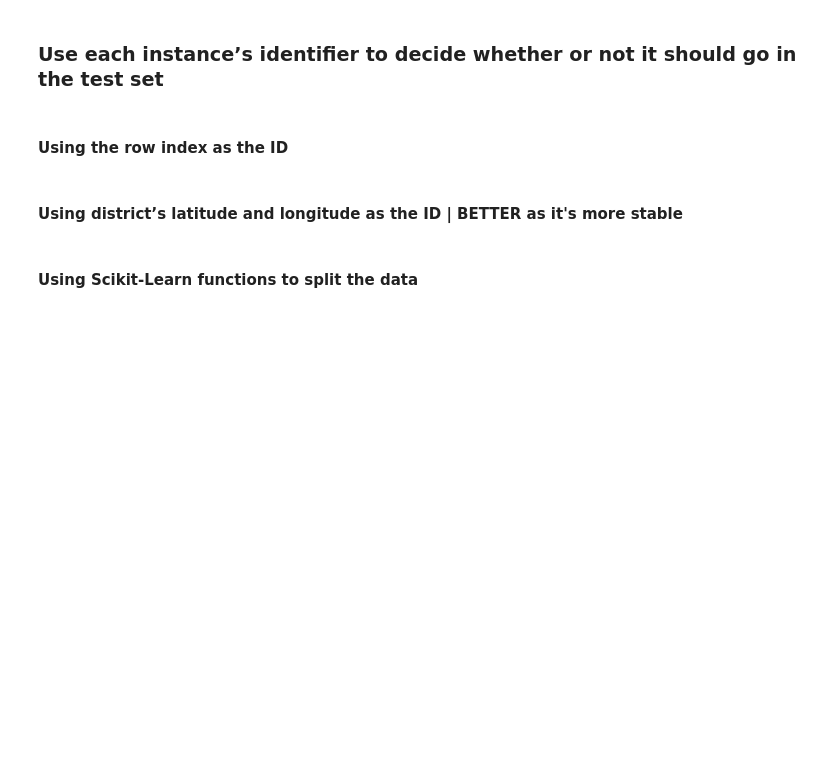
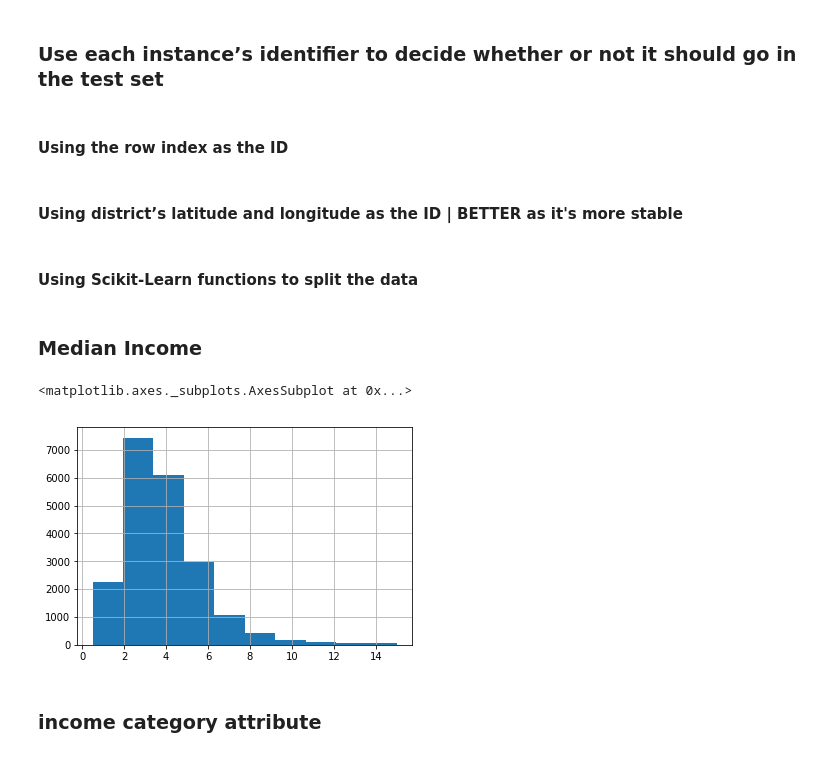
Before and after one commit to AmrMKayid/machine-learning, a Jupyter notebook: Housing.ipynb, the cells around one changed output. Cells and saved outputs as stored; diff of their text form; code cells hidden in the pictures; blank space fills up the shorter version.

Commit message:
[handson-ml] Discover and Visualize the Data to Gain Insights

```diff
--- a/Housing.ipynb
+++ b/Housing.ipynb
@@ -157,3 +157,12 @@ train_set, test_set = split_train_test_by_id(housing_with_id, 0.2, "id")
 # %%
 from sklearn.model_selection import train_test_split
 train_set, test_set = train_test_split(housing, test_size=0.2, random_state=42)
+# %% [markdown]
+### Median Income
+# %%
+housing['median_income'].hist()
+# %% [output]
+<matplotlib.axes._subplots.AxesSubplot at 0x...>
+[figure, added]
+# %% [markdown]
+### income category attribute
```
Also changed, not shown: parts of 20 cells of this notebook.
